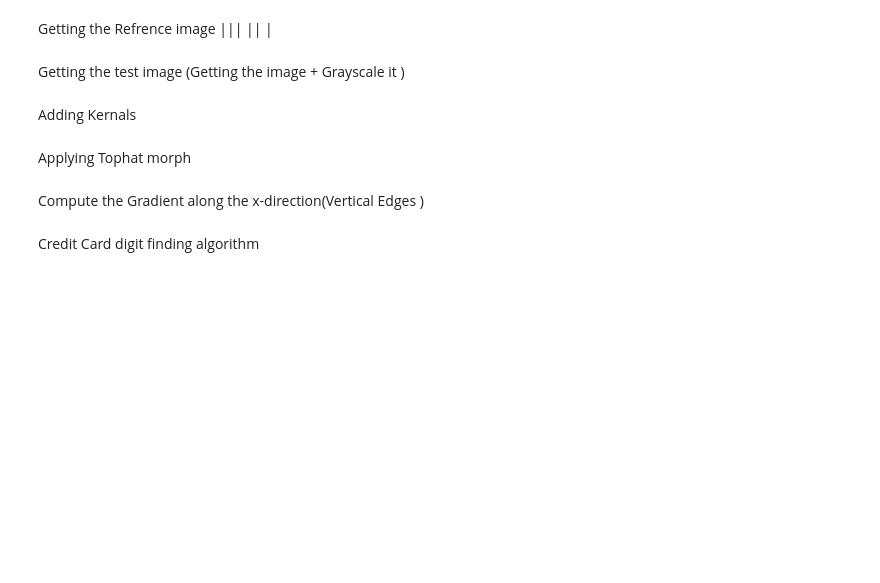
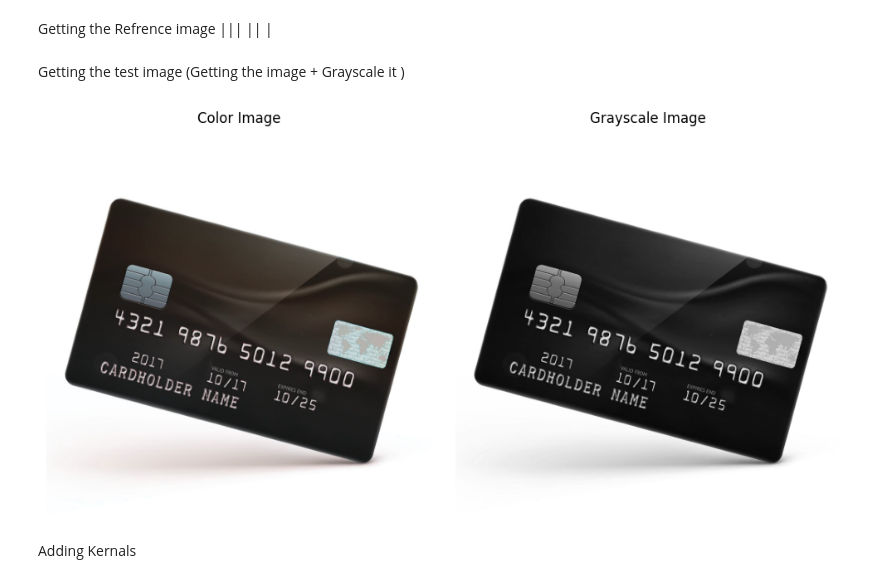
Before and after one commit to Moisis/ScanPay, a Jupyter notebook: Phase1.ipynb, the cells around one changed output. Drawn from its saved outputs; the diff is of its cells as text; code cells hidden in the pictures; blank space fills up the shorter version.

Commit message:
Added edge detection and some contours

```diff
--- a/Phase1.ipynb
+++ b/Phase1.ipynb
@@ -30,32 +36,48 @@ Getting the Refrence image
 Getting the test image
 (Getting the image + Grayscale it )
 # %%
-image = cv2.imread('./testcases/01 - Straightforward.jpg')
-#image = cv2.imread('./testcases/02 - You can do it.jpg')
-#image = cv2.imread('./testcases/03 - Should be okay.jpg')
-#image = cv2.imread('./testcases/04 - Still ok, I hope.jpg')
-#image = cv2.imread('./testcases/05 - Looks cool, hope it runs cool too.jpg')
-#image = cv2.imread('./testcases/06 - Hatetlewe7 hatlewe7.jpg')
-#image = cv2.imread('./testcases/07 - Hatet3eweg hat3eweg.jpg')
-#image = cv2.imread('./testcases/08 - Ew3a soba3ak ya3am.jpg')
-#image = cv2.imread('./testcases/09 - El spero spathis we23et 3aaaa.jpg')
-#image = cv2.imread('./testcases/10 - Mal7 w Felfel.jpg')
-# image = cv2.imread('./testcases/11 - Ya setty ew3i.jpg')
-# image = cv2.imread('./testcases/12 - weewooweewoo.jpg')
-# image = cv2.imread('./testcases/13 - Matozbot el camera ya Kimo.jpg')
-# image = cv2.imread('./testcases/14 - 2el noor 2ata3.jpg')
-#image = cv2.imread('./testcases/15 - Compresso Espresso.jpg')
-# image = cv2.imread('./testcases/16 - Sheel el kart yastaaaa.jpg')
+testcases = [cv2.imread('./testcases/01 - Straightforward.jpg'),
+       cv2.imread('./testcases/02 - You can do it.jpg'),
+       cv2.imread('./testcases/03 - Should be okay.jpg'),
+       cv2.imread('./testcases/04 - Still ok, I hope.jpg'),
+       cv2.imread('./testcases/05 - Looks cool, hope it runs cool too.jpg'),
+       cv2.imread('./testcases/06 - Hatetlewe7 hatlewe7.jpg'),
+       cv2.imread('./testcases/07 - Hatet3eweg hat3eweg.jpg'),
+       cv2.imread('./testcases/08 - Ew3a soba3ak ya3am.jpg'),
+       cv2.imread('./testcases/09 - El spero spathis we23et 3aaaa.jpg'),
+      cv2.imread('./testcases/10 - Mal7 w Felfel.jpg'),
+       cv2.imread('./testcases/11 - Ya setty ew3i.jpg'),
+       cv2.imread('./testcases/12 - weewooweewoo.jpg') ,
+       cv2.imread('./testcases/13 - Matozbot el camera ya Kimo.jpg'),
+      cv2.imread('./testcases/14 - 2el noor 2ata3.jpg'),
+       cv2.imread('./testcases/15 - Compresso Espresso.jpg'),
+       cv2.imread('./testcases/16 - Sheel el kart yastaaaa.jpg'),
 
-
-image = imutils.resize(image, width=300)
+            ]
+# image = cv2.imread('./testcases/Credit_Card_blank.jpg')
+image = testcases[6-1]
+image = imutils.resize(image, width=500 )
 gray = cv2.cvtColor(image, cv2.COLOR_RGB2GRAY)
 
-# Test images
-cv2.imshow("Original", image)
-cv2.imshow("Gray", gray)
+# Create a subplot with 1 row and 2 columns
+plt.figure(figsize=(10, 5))  # Set the figure size
 
-# Prevent this window from closing
-cv2.waitKey(0)
-cv2.destroyAllWindows()
+# Display the color image
+plt.subplot(1, 2, 1)  # 1 row, 2 columns, position 1
+plt.imshow(image)
+plt.title('Color Image')
+plt.axis('off')  # Hide the axis
+
+# Display the grayscale image
+plt.subplot(1, 2, 2)  # 1 row, 2 columns, position 2
+plt.imshow(gray, cmap='gray')
+
+plt.title('Grayscale Image')
+plt.axis('off')  # Hide the axis
+
+# Show the plots
+plt.tight_layout()  # Adjust subplots to fit into figure area.
+plt.show()
+# %% [output]
+[figure, added]
 # %% [markdown]
@@ -67,3 +92 @@ rectKernel = cv2.getStructuringElement(cv2.MORPH_RECT, (9, 3))
 sqKernel = cv2.getStructuringElement(cv2.MORPH_RECT, (5, 5))
-# %% [markdown]
-Applying Tophat morph
@@ -79,2 +92,0 @@ cv2.destroyAllWindows()
-# %% [markdown]
-Compute the Gradient along the x-direction(Vertical Edges )
@@ -94,2 +92,0 @@ cv2.destroyAllWindows()
-# %% [markdown]
-Credit Card digit finding algorithm
```
Also changed, not shown: parts of 16 cells of this notebook, 1 other file.
